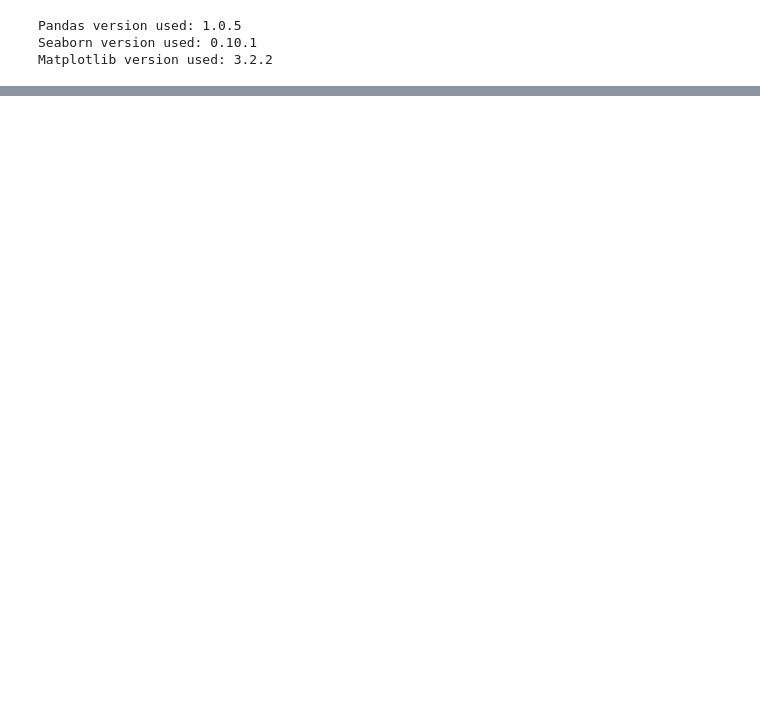
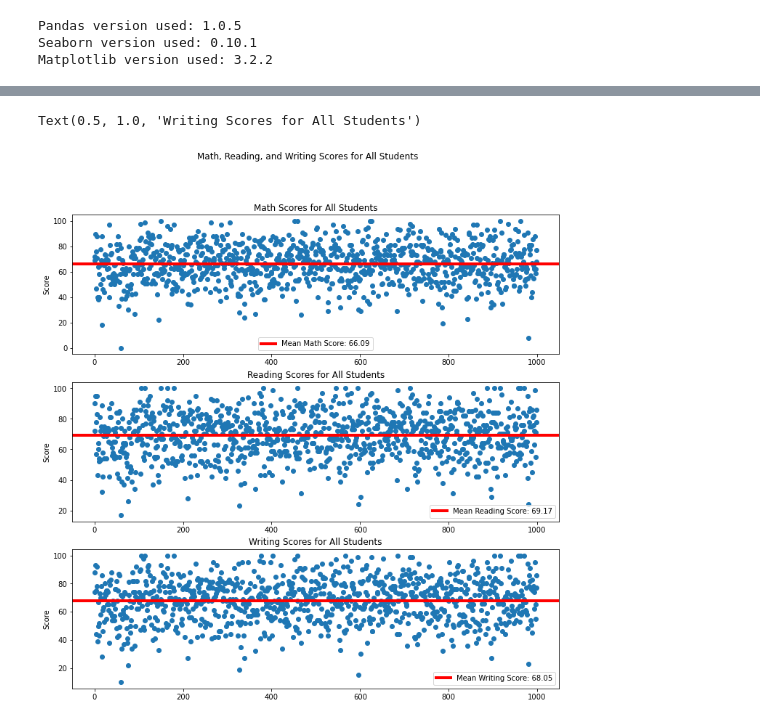
Before and after one commit to dbbabcock/data602_project_1_student_success, a Jupyter notebook: stu_perf_eda.ipynb, the cells around one changed output, grey strips where cells are left out. Drawn from its saved outputs; the diff is of its cells as text; code cells hidden in the pictures; blank space fills up the shorter version.

```diff
--- a/stu_perf_eda.ipynb
+++ b/stu_perf_eda.ipynb
@@ -37,0 +43,29 @@ stu_perf_df.describe()
+# %%
+# Build a figure that shows all 3 scores (Math, Reading, and Writing) together along with their respective means:
+
+# Create the variables to represent the 'y' axis of each respective graph:
+m = stu_perf_df['math_score']
+r = stu_perf_df['reading_score']
+w = stu_perf_df['writing_score']
+
+# Generate the subplots and figure:
+fig, (ax1, ax2, ax3) = plt.subplots(3, 1, figsize=(12,12))
+fig.suptitle('Math, Reading, and Writing Scores for All Students')
+ax1.plot(x, m, 'o')
+ax1.axhline(y=m.mean(), c='r', lw=4, label='Mean Math Score: ' + str(round(m.mean(), 2)))
+ax1.legend()
+ax1.set_ylabel('Score')
+ax1.set_title('Math Scores for All Students')
+ax2.plot(x, r, 'o')
+ax2.axhline(y=r.mean(), c='r', lw=4, label='Mean Reading Score: ' + str(round(r.mean(), 2)))
+ax2.legend()
+ax2.set_ylabel('Score')
+ax2.set_title('Reading Scores for All Students')
+ax3.plot(x, w, 'o')
+ax3.axhline(y=w.mean(), c='r', lw=4, label='Mean Writing Score: ' + str(round(w.mean(), 2)))
+ax3.legend()
+ax3.set_ylabel('Score')
+ax3.set_title('Writing Scores for All Students')
+# %% [output]
+Text(0.5, 1.0, 'Writing Scores for All Students')
+[figure, added]
```
Also changed, not shown: parts of 5 cells of this notebook.
